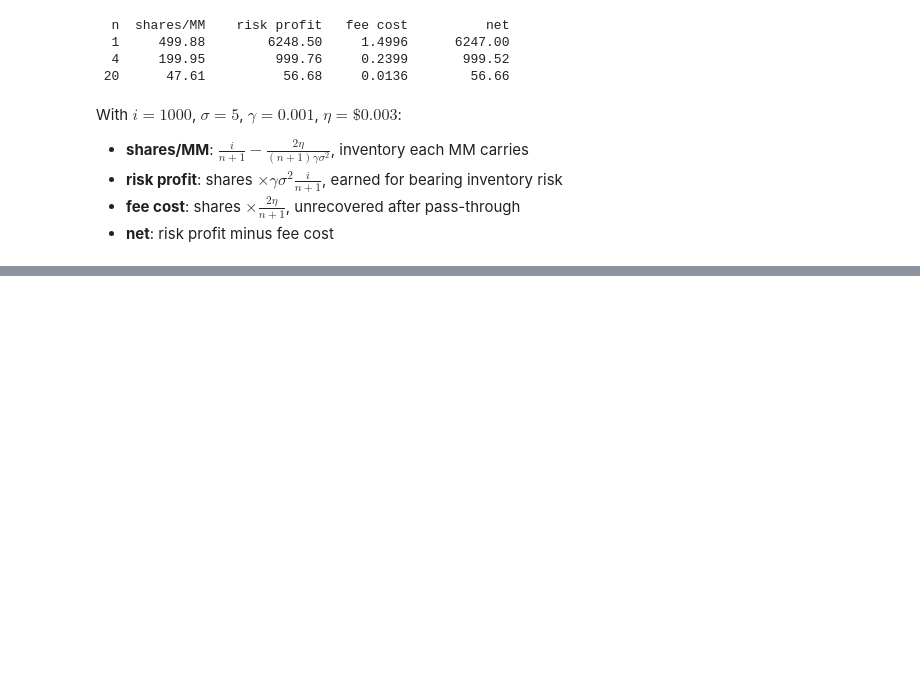
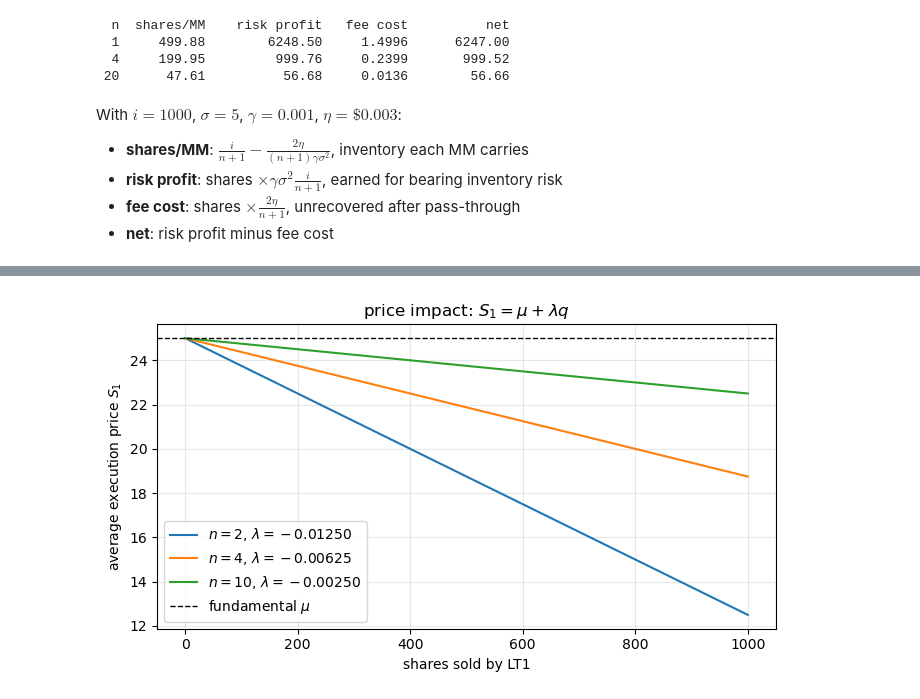
Before and after one commit to jakobgross/algorithmic-and-hf-trading, a Jupyter notebook: 02_01_grossman_miller.ipynb, the cells around one changed output, grey strips where cells are left out. Drawn from its saved outputs; the diff is of its cells as text; code cells hidden in the pictures; blank space fills up the shorter version.

```diff
--- a/02_01_grossman_miller.ipynb
+++ b/02_01_grossman_miller.ipynb
@@ -371,0 +401,21 @@ With $i = 1000$, $\sigma = 5$, $\gamma = 0.001$, $\eta = \$0.003$:
+# %%
+import numpy as np
+import matplotlib.pyplot as plt
+
+mu, sigma, gamma = 25, 5, 0.001
+shares_sold = np.linspace(0, 1000, 200)
+
+fig, ax = plt.subplots(figsize=(7, 4))
+for n in [2, 4, 10]:
+    lam = -(gamma * sigma**2 / n)           # book convention: lambda negative
+    ax.plot(shares_sold, mu + lam * shares_sold, label=fr"$n={n}$, $\lambda={lam:.5f}$")
+ax.axhline(mu, color="k", ls="--", lw=1, label=r"fundamental $\mu$")
+ax.set_xlabel("shares sold by LT1")
+ax.set_ylabel("average execution price $S_1$")
+ax.set_title(r"price impact: $S_1 = \mu + \lambda q$")
+ax.legend()
+ax.grid(alpha=0.3)
+plt.tight_layout()
+plt.show()
+# %% [output]
+[figure, added]
```
Also changed, not shown: parts of 10 cells of this notebook, 1 other file.
